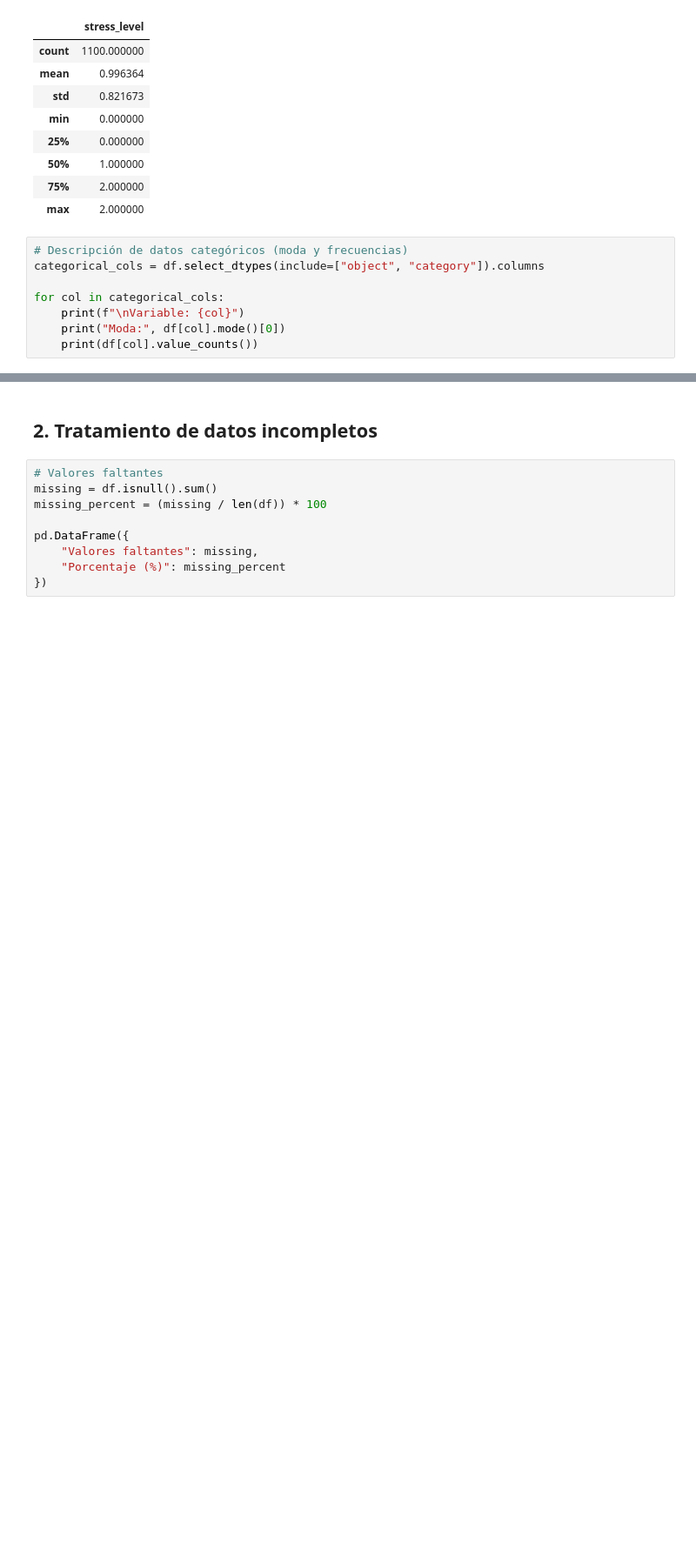
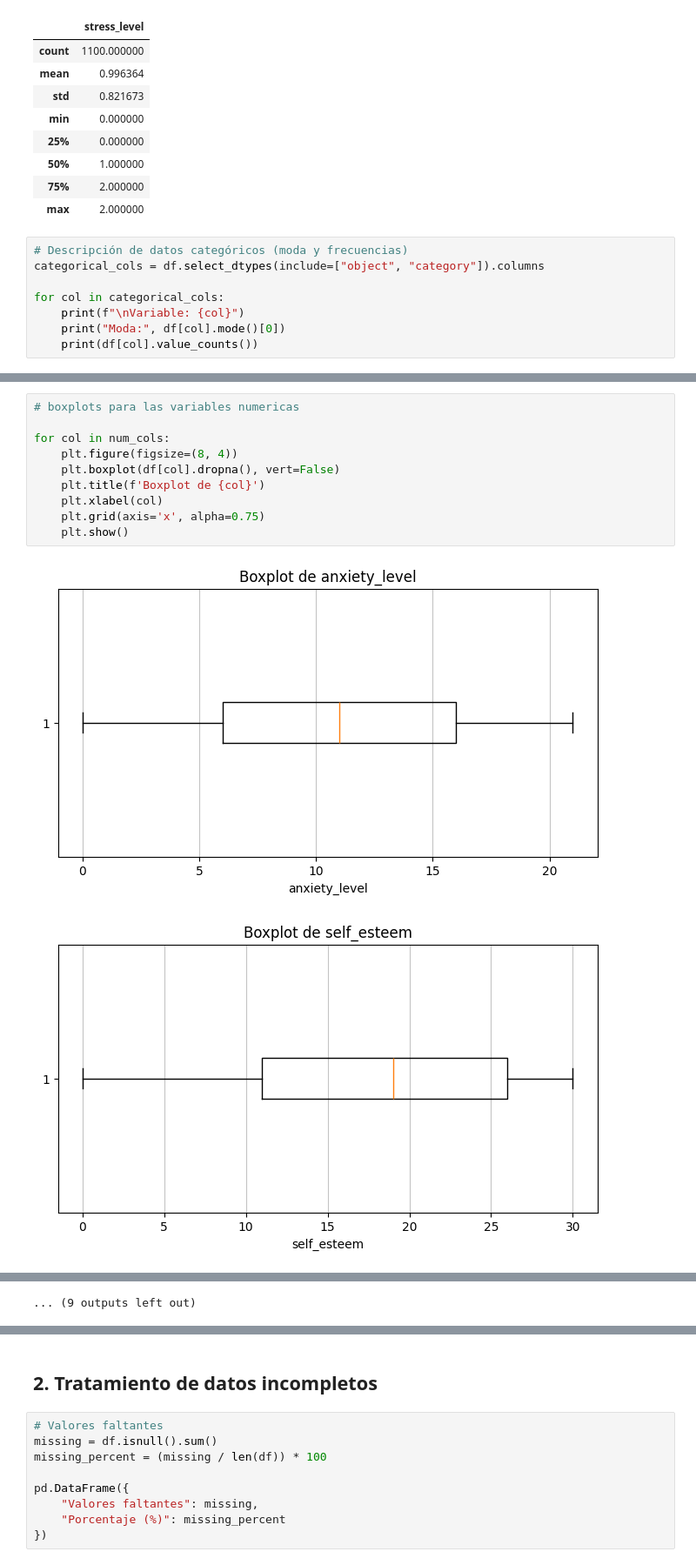
Before and after one commit to FridaMartinezLorenzo/Reconocimiento_de_Patrones_Proyecto, a Jupyter notebook: notebooks/Student_Stress.ipynb, the cells around one changed output, grey strips where cells are left out. Shown at 87% size. Saved outputs shown, nothing was run; the diff lists cells and outputs as text; blank space fills up the shorter version.

```diff
--- a/notebooks/Student_Stress.ipynb
+++ b/notebooks/Student_Stress.ipynb
@@ -149,0 +176,13 @@ for col in categorical_cols:
+# %%
+# boxplots para las variables numericas
+
+for col in num_cols:
+    plt.figure(figsize=(8, 4))
+    plt.boxplot(df[col].dropna(), vert=False)
+    plt.title(f'Boxplot de {col}')
+    plt.xlabel(col)
+    plt.grid(axis='x', alpha=0.75)
+    plt.show()
+# %% [output]
+[figure, added]
+[figure, added]
@@ -149,0 +199 @@ for col in categorical_cols:
+... (9 outputs left out)
```
Also changed, not shown: parts of 4 cells of this notebook.
